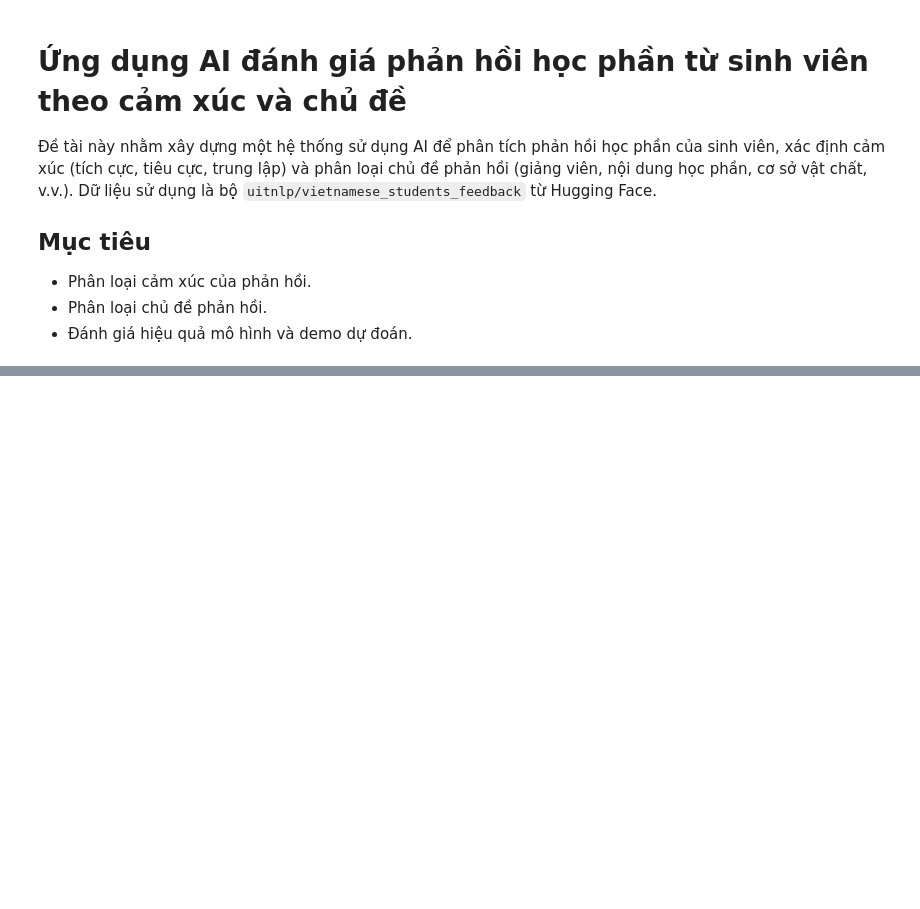
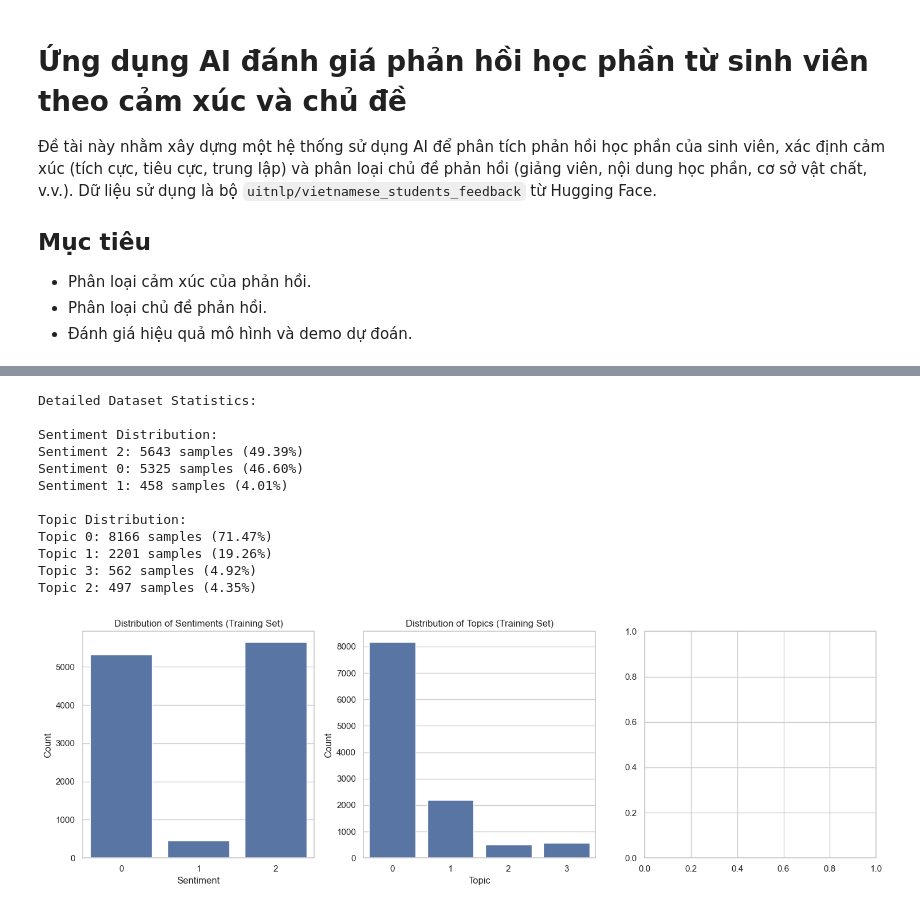
Before and after one commit to ducqhl/UIT2025_AI_Thinking, a Jupyter notebook: AI_Student_Feedback_Analysis.ipynb, the cells around one changed output, grey strips where cells are left out. Saved outputs shown, nothing was run; the diff lists cells and outputs as text; code cells hidden in the pictures; blank space fills up the shorter version.

```diff
--- a/AI_Student_Feedback_Analysis.ipynb
+++ b/AI_Student_Feedback_Analysis.ipynb
@@ -46,0 +46,52 @@ dataset_cleaned = dataset.map(lambda x: {"text": preprocess_text(x["text"])})
+# %%
+import matplotlib.pyplot as plt
+import seaborn as sns
+
+# Set up the plotting style using seaborn's modern approach
+sns.set_theme(style="whitegrid")
+plt.figure(figsize=(15, 5))
+
+# 1. Distribution of sentiments in the training set
+plt.subplot(131)
+sns.countplot(data=train_df, x='sentiment')
+plt.title('Distribution of Sentiments (Training Set)')
+plt.xlabel('Sentiment')
+plt.ylabel('Count')
+
+# 2. Distribution of topics in the training set
+plt.subplot(132)
+sns.countplot(data=train_df, x='topic')
+plt.title('Distribution of Topics (Training Set)')
+plt.xlabel('Topic')
+plt.ylabel('Count')
+
+# 3. Print detailed statistics
+plt.subplot(133)
+sentiment_stats = train_df['sentiment'].value_counts()
+topic_stats = train_df['topic'].value_counts()
+
+print("\nDetailed Dataset Statistics:")
+print("\nSentiment Distribution:")
+for sentiment, count in sentiment_stats.items():
+    print(f"Sentiment {sentiment}: {count} samples ({count/len(train_df)*100:.2f}%)")
+
+print("\nTopic Distribution:")
+for topic, count in topic_stats.items():
+    print(f"Topic {topic}: {count} samples ({count/len(train_df)*100:.2f}%)")
+
+plt.tight_layout()
+plt.show()
+# %% [output]
+Detailed Dataset Statistics:
+
+Sentiment Distribution:
+Sentiment 2: 5643 samples (49.39%)
+Sentiment 0: 5325 samples (46.60%)
+Sentiment 1: 458 samples (4.01%)
+
+Topic Distribution:
+Topic 0: 8166 samples (71.47%)
+Topic 1: 2201 samples (19.26%)
+Topic 3: 562 samples (4.92%)
+Topic 2: 497 samples (4.35%)
+[figure, added]
```
Also changed, not shown: parts of 8 cells of this notebook, 2 other files.
